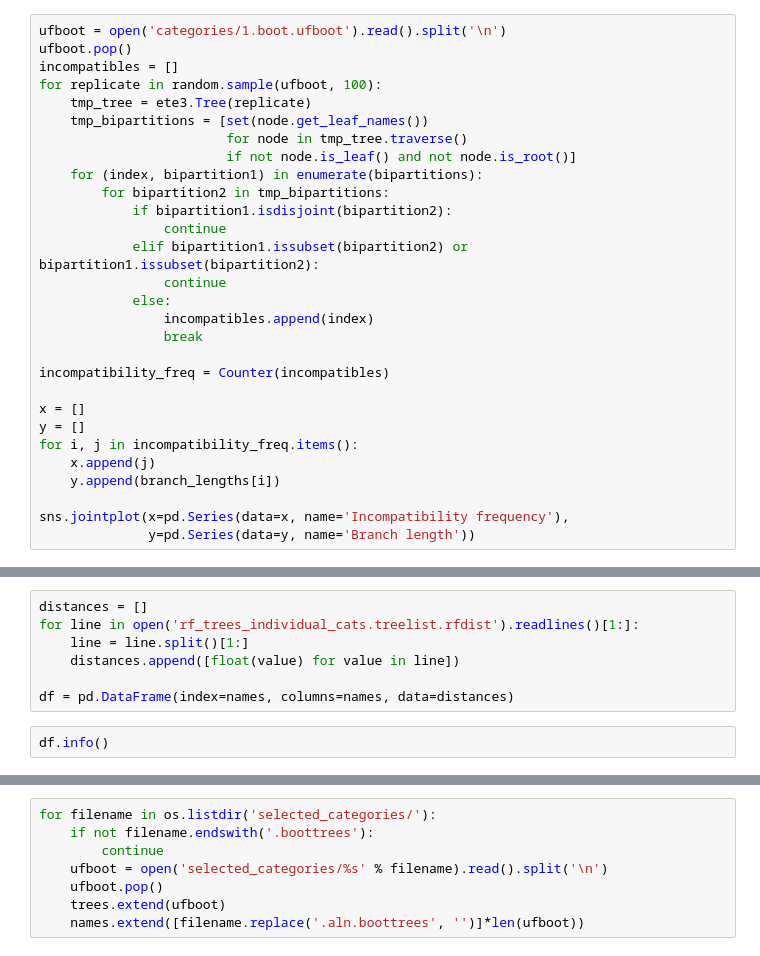
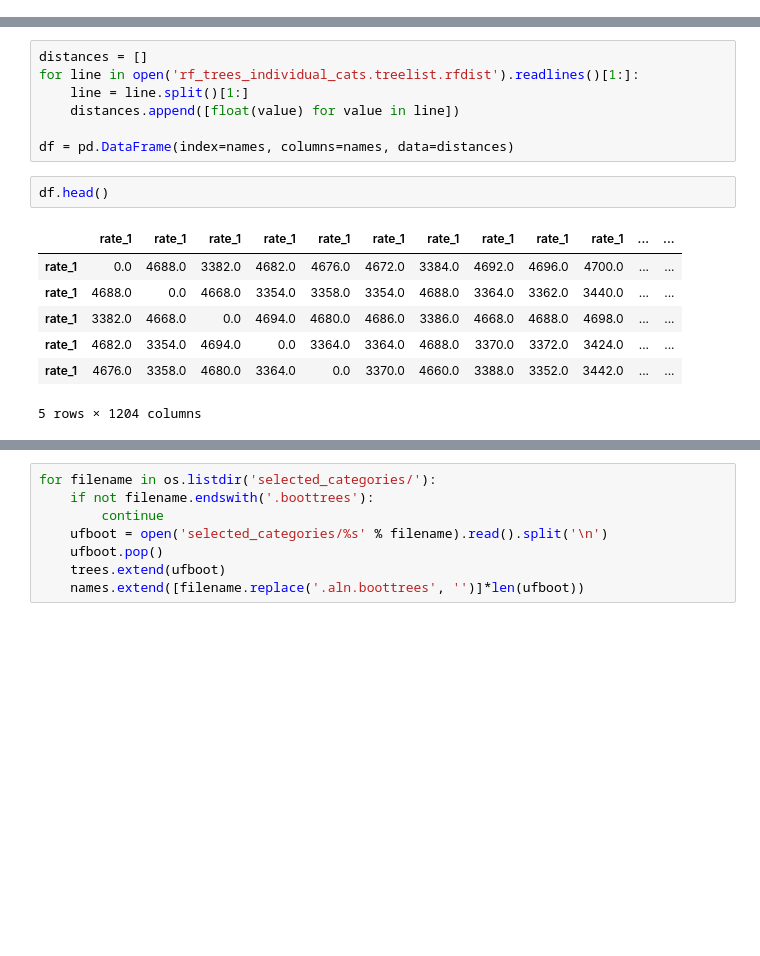
Before and after one commit to lthiberiol/jupyter_notebooks, a Jupyter notebook: site_rate/tree_cloud-hug.ipynb, the cells around one changed output, grey strips where cells are left out. Cells and saved outputs as stored; diff of their text form; blank space fills up the shorter version.

```diff
--- a/site_rate/tree_cloud-hug.ipynb
+++ b/site_rate/tree_cloud-hug.ipynb
@@ -141,29 +125,0 @@ sns.jointplot(x=pd.Series(data=x, name='Incompatibility frequency'),
-# %%
-ufboot = open('categories/1.boot.ufboot').read().split('\n')
-ufboot.pop()
-incompatibles = []
-for replicate in random.sample(ufboot, 100):
-    tmp_tree = ete3.Tree(replicate)
-    tmp_bipartitions = [set(node.get_leaf_names())
-                        for node in tmp_tree.traverse()
-                        if not node.is_leaf() and not node.is_root()]
-    for (index, bipartition1) in enumerate(bipartitions):
-        for bipartition2 in tmp_bipartitions:
-            if bipartition1.isdisjoint(bipartition2):
-                continue
-            elif bipartition1.issubset(bipartition2) or bipartition1.issubset(bipartition2):
-                continue
-            else:
-                incompatibles.append(index)
-                break
-
-incompatibility_freq = Counter(incompatibles)
-
-x = []
-y = []
-for i, j in incompatibility_freq.items():
-    x.append(j)
-    y.append(branch_lengths[i])
-
-sns.jointplot(x=pd.Series(data=x, name='Incompatibility frequency'),
-              y=pd.Series(data=y, name='Branch length'))
@@ -214,7 +164,15 @@ for line in open('rf_trees_individual_cats.treelist.rfdist').readlines()[1:]:
 
 df = pd.DataFrame(index=names, columns=names, data=distances)
 # %%
-df.info()
+df.head()
+# %% [output]
+|  | rate_1 | rate_1 | rate_1 | rate_1 | rate_1 | rate_1 | rate_1 | rate_1 | rate_1 | rate_1 | ... | ... |
+| rate_1 | 0.0 | 4688.0 | 3382.0 | 4682.0 | 4676.0 | 4672.0 | 3384.0 | 4692.0 | 4696.0 | 4700.0 | ... | ... |
+| rate_1 | 4688.0 | 0.0 | 4668.0 | 3354.0 | 3358.0 | 3354.0 | 4688.0 | 3364.0 | 3362.0 | 3440.0 | ... | ... |
+| rate_1 | 3382.0 | 4668.0 | 0.0 | 4694.0 | 4680.0 | 4686.0 | 3386.0 | 4668.0 | 4688.0 | 4698.0 | ... | ... |
+| rate_1 | 4682.0 | 3354.0 | 4694.0 | 0.0 | 3364.0 | 3364.0 | 4688.0 | 3370.0 | 3372.0 | 3424.0 | ... | ... |
+| rate_1 | 4676.0 | 3358.0 | 4680.0 | 3364.0 | 0.0 | 3370.0 | 4660.0 | 3388.0 | 3352.0 | 3442.0 | ... | ... |
+5 rows × 1204 columns
 # %%
 intra_distances = []
 for category in range(1,13):
```
Also changed, not shown: parts of 25 cells of this notebook, 13 other files.
